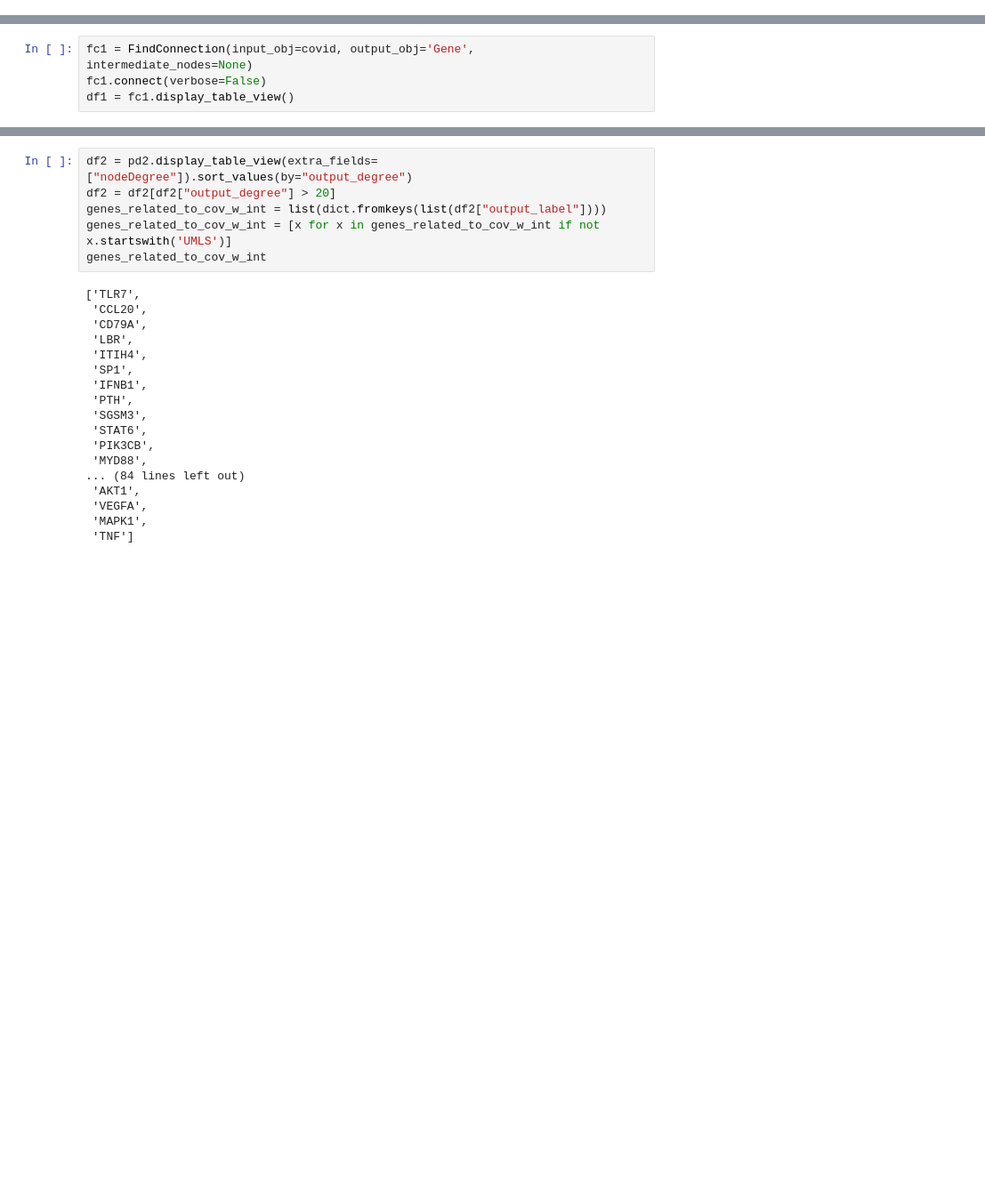
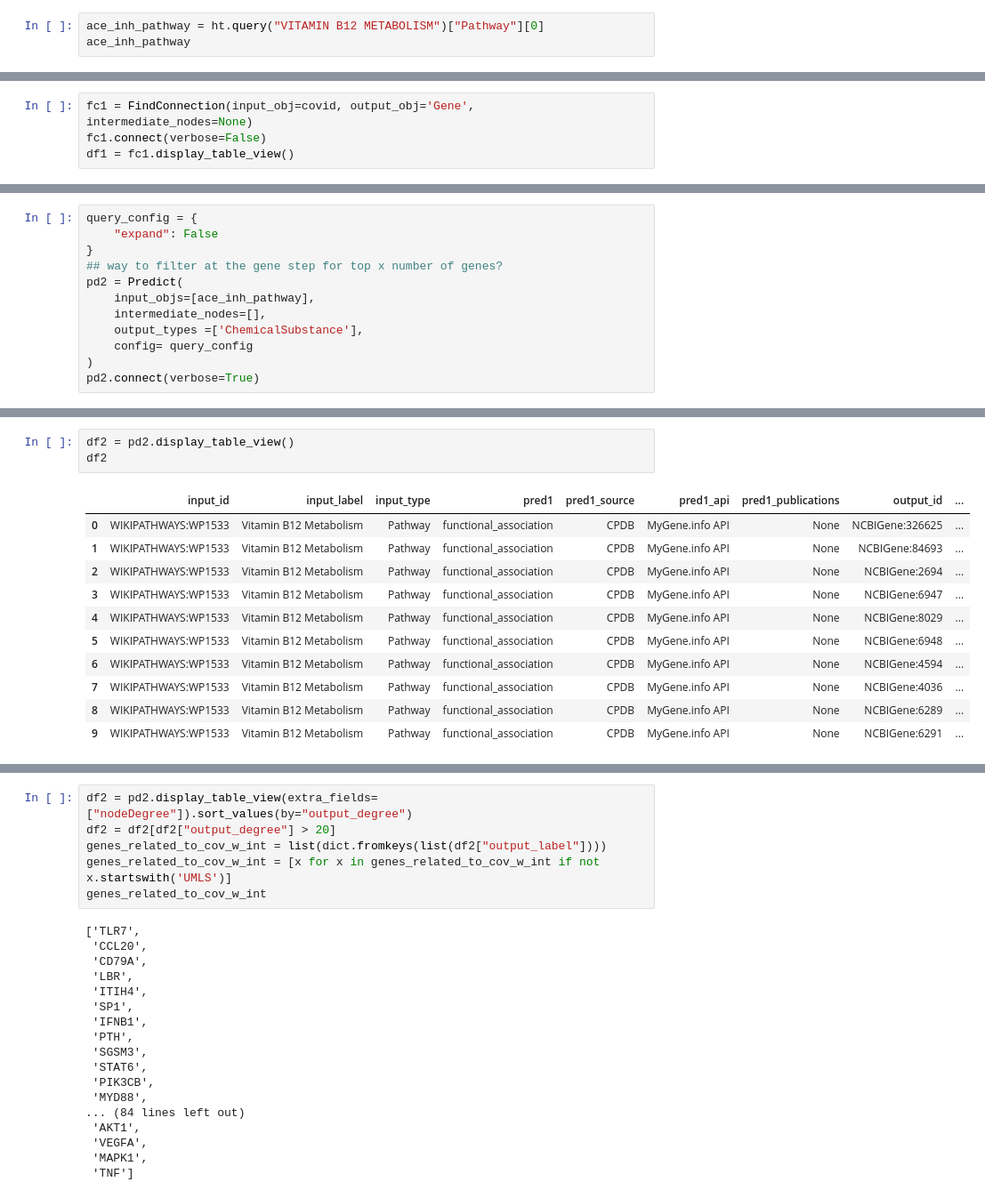
Before and after one commit to polyg314/BTE_September_2020_Relay, a Jupyter notebook: COVID_BRADYKININ_BTE_Exploration-V6.ipynb, the cells around one changed output, grey strips where cells are left out. Shown at 89% size. Cells and saved outputs as stored; diff of their text form; blank space fills up the shorter version.

```diff
--- a/COVID_BRADYKININ_BTE_Exploration-V6.ipynb
+++ b/COVID_BRADYKININ_BTE_Exploration-V6.ipynb
@@ -173,3 +173,6 @@ ACE2
  'primary': {'identifier': 'NCBIGene', 'cls': 'Gene', 'value': '59272'},
  'display': 'NCBIGene(59272) ENSEMBL(ENSG00000130234) HGNC(13557) UMLS(C1422064) UNIPROTKB(Q9BYF1) SYMBOL(ACE2)',
  'type': 'Gene'}
+# %%
+ace_inh_pathway = ht.query("VITAMIN B12 METABOLISM")["Pathway"][0]
+ace_inh_pathway
@@ -199,0 +191,12 @@ df1
+# %%
+query_config = {
+    "expand": False
+}
+## way to filter at the gene step for top x number of genes?
+pd2 = Predict(
+    input_objs=[ace_inh_pathway],
+    intermediate_nodes=[],
+    output_types =['ChemicalSubstance'],
+    config= query_config
+)
+pd2.connect(verbose=True)
@@ -199,0 +220,15 @@ df1
+# %%
+df2 = pd2.display_table_view()
+df2
+# %% [output]
+|  | input_id | input_label | input_type | pred1 | pred1_source | pred1_api | pred1_publications | output_id | ... |
+| 0 | WIKIPATHWAYS:WP1533 | Vitamin B12 Metabolism | Pathway | functional_association | CPDB | MyGene.info API | None | NCBIGene:326625 | ... |
+| 1 | WIKIPATHWAYS:WP1533 | Vitamin B12 Metabolism | Pathway | functional_association | CPDB | MyGene.info API | None | NCBIGene:84693 | ... |
+| 2 | WIKIPATHWAYS:WP1533 | Vitamin B12 Metabolism | Pathway | functional_association | CPDB | MyGene.info API | None | NCBIGene:2694 | ... |
+| 3 | WIKIPATHWAYS:WP1533 | Vitamin B12 Metabolism | Pathway | functional_association | CPDB | MyGene.info API | None | NCBIGene:6947 | ... |
+| 4 | WIKIPATHWAYS:WP1533 | Vitamin B12 Metabolism | Pathway | functional_association | CPDB | MyGene.info API | None | NCBIGene:8029 | ... |
+| 5 | WIKIPATHWAYS:WP1533 | Vitamin B12 Metabolism | Pathway | functional_association | CPDB | MyGene.info API | None | NCBIGene:6948 | ... |
+| 6 | WIKIPATHWAYS:WP1533 | Vitamin B12 Metabolism | Pathway | functional_association | CPDB | MyGene.info API | None | NCBIGene:4594 | ... |
+| 7 | WIKIPATHWAYS:WP1533 | Vitamin B12 Metabolism | Pathway | functional_association | CPDB | MyGene.info API | None | NCBIGene:4036 | ... |
+| 8 | WIKIPATHWAYS:WP1533 | Vitamin B12 Metabolism | Pathway | functional_association | CPDB | MyGene.info API | None | NCBIGene:6289 | ... |
+| 9 | WIKIPATHWAYS:WP1533 | Vitamin B12 Metabolism | Pathway | functional_association | CPDB | MyGene.info API | None | NCBIGene:6291 | ... |
```
Also changed, not shown: parts of 7 cells of this notebook, 11 other files.
